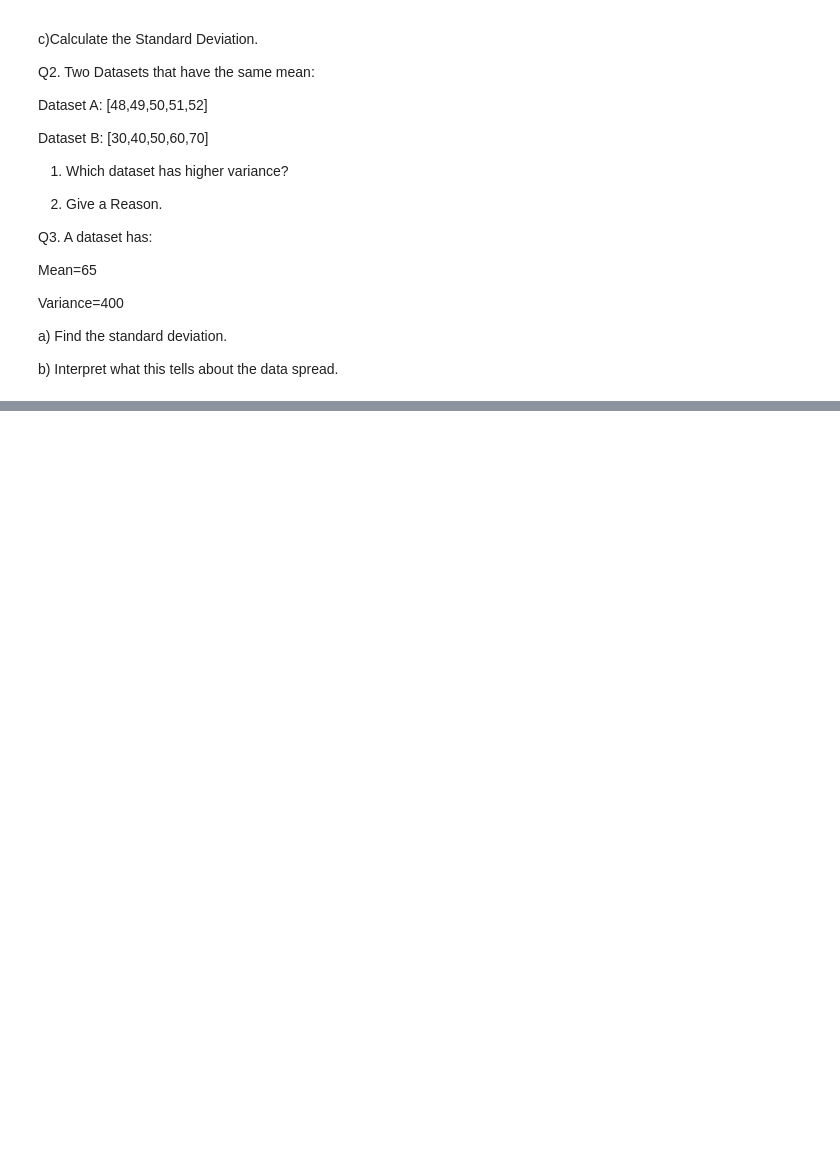
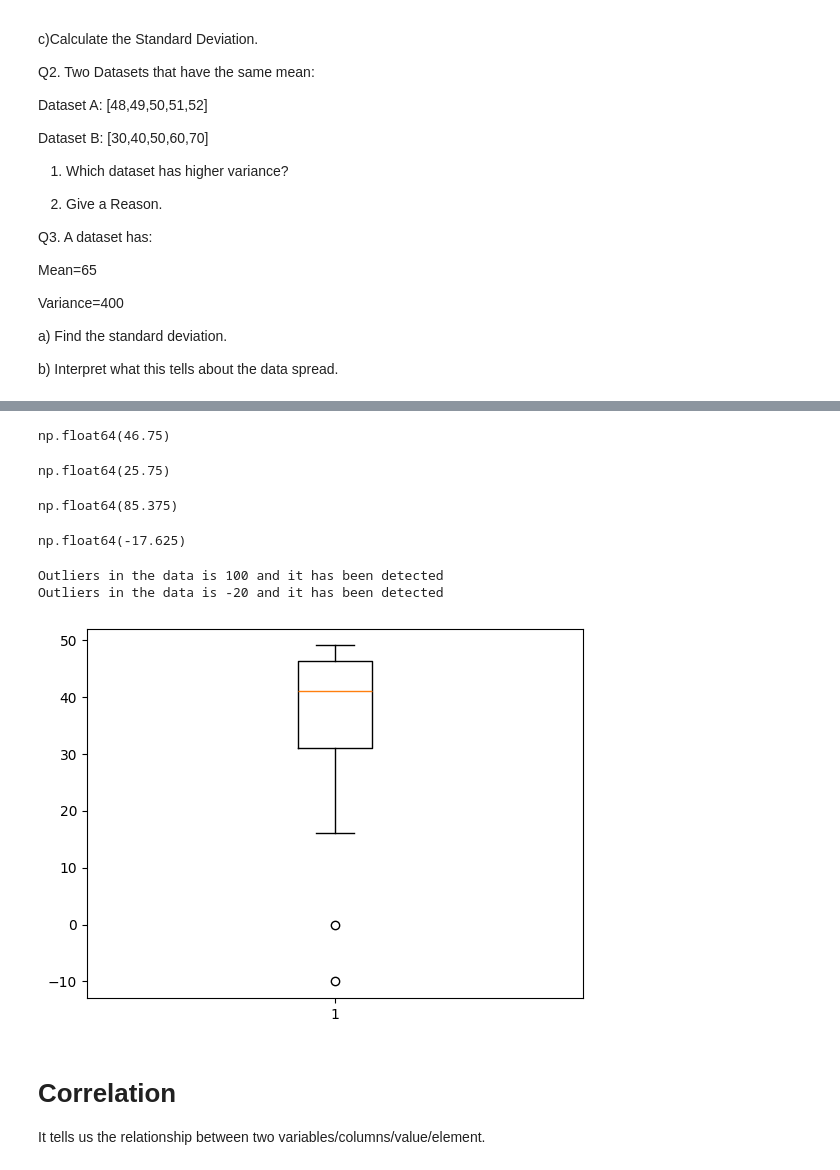
Before and after one commit to HarshaPriya03/PythonLearning, a Jupyter notebook: Statistics_and_Probability_08_02_2026.ipynb, the cells around one changed output, grey strips where cells are left out. Drawn from its saved outputs; the diff is of its cells as text; code cells hidden in the pictures; blank space fills up the shorter version.

```diff
--- a/Statistics_and_Probability_08_02_2026.ipynb
+++ b/Statistics_and_Probability_08_02_2026.ipynb
@@ -332,0 +562,41 @@ b) Interpret what this tells about the data spread.
+# %%
+q3=np.percentile(num,75)
+q3
+# %% [output]
+np.float64(46.75)
+# %%
+IQR=q3-q1
+# %%
+IQR
+# %% [output]
+np.float64(25.75)
+# %%
+UL=q3+1.5*IQR
+LL=q1-1.5*IQR
+# %%
+UL
+# %% [output]
+np.float64(85.375)
+# %%
+LL
+# %% [output]
+np.float64(-17.625)
+# %%
+clean_num=[]
+for i in num:
+  if i >UL or i<LL:
+    print(f'Outliers in the data is {i} and it has been detected')
+  else:
+    clean_num.append(i)
+# %% [output]
+Outliers in the data is 100 and it has been detected
+Outliers in the data is -20 and it has been detected
+# %%
+plt.boxplot(clean_num)
+plt.show()
+# %% [output]
+[figure, added]
+# %% [markdown]
+# **Correlation**
+
+It tells us the relationship between two variables/columns/value/element.
```
Also changed, not shown: parts of 88 cells of this notebook, 1 other file.
